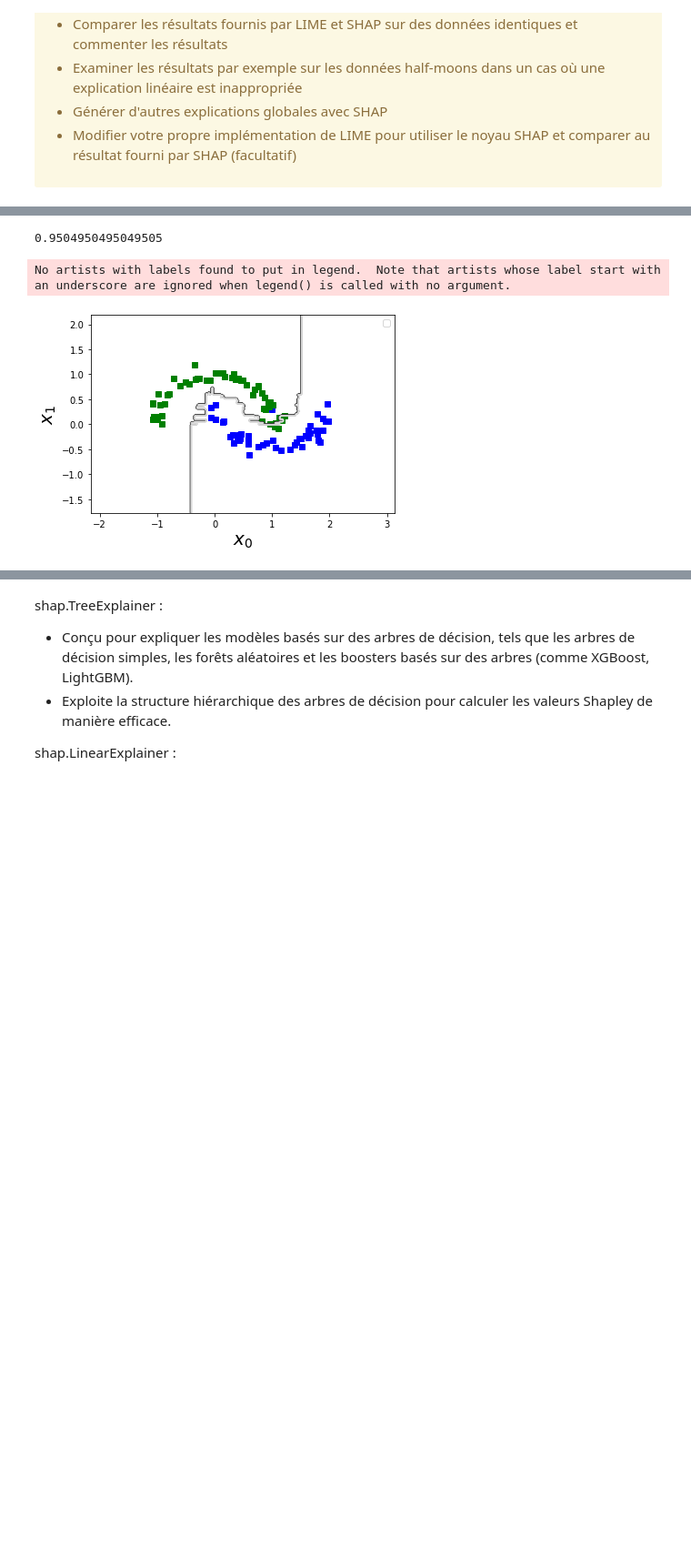
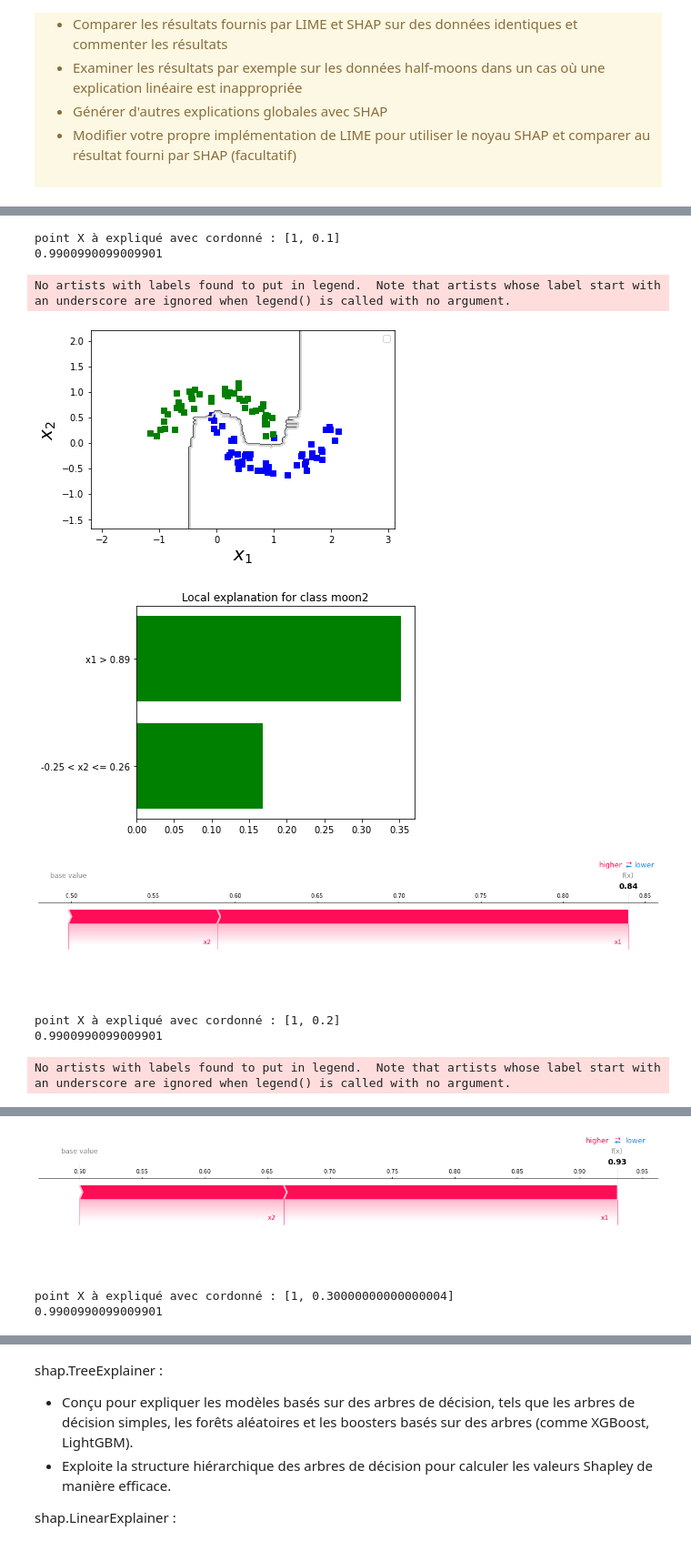
Before and after one commit to pidoux7/XAI, a Jupyter notebook: TME10/TME-10-SHAP-LIME.ipynb, the cells around one changed output, grey strips where cells are left out. Shown at 91% size. Cells and saved outputs as stored; diff of their text form; code cells hidden in the pictures; blank space fills up the shorter version.

```diff
--- a/TME10/TME-10-SHAP-LIME.ipynb
+++ b/TME10/TME-10-SHAP-LIME.ipynb
@@ -172,0 +207,10 @@ On remarque que :
+# %%
+explainer = shap.LinearExplainer(logreg, X_train)
+shap_values = explainer.shap_values(X_test)
+shap.initjs()
+shap.force_plot(
+    explainer.expected_value,
+    shap_values[-1, :],
+    X_test[-1, :],
+    feature_names=feature_names,
+)
@@ -178,8 +238,8 @@ def affichage(X_test, y_test, classifier):
     plt.plot(X_test[:, 0][y_test==0], X_test[:, 1][y_test==0], 'gs')
 
     # X contains two features, x1 and x2
-    plt.xlabel(r"$x_0$", fontsize=20)
-    plt.ylabel(r"$x_1$", fontsize=20)
+    plt.xlabel(r"$x_1$", fontsize=20)
+    plt.ylabel(r"$x_2$", fontsize=20)
 
     #frontière décision
     h = .02
@@ -196,25 +256,54 @@ def affichage(X_test, y_test, classifier):
     # plot.
     plt.show()
 # %%
-from sklearn.datasets import make_moons
-from sklearn.ensemble import RandomForestClassifier
 
-X, y = make_moons(n_samples=400, shuffle=True, noise=0.1)
-target_names = ["moon1", "moon2"]
-feature_names = ["x1", "x2"]
+for i in range(5):
+    print(f"point X à expliqué avec cordonné : [1, {0.1+0.1*i}]")
+    X, y = make_moons(n_samples=400, shuffle=True, noise=0.1, random_state= 9)
+    target_names = ["moon1", "moon2"]
+    feature_names = ["x1", "x2"]
 
-X_train, X_test, y_train, y_test = train_test_split(X, y, random_state=0)
-X_test = np.vstack((X_test, np.array([1, 0.3])))
-y_test = np.append(y_test, 1)
-model_rfc = RandomForestClassifier()
-model_rfc.fit(X_train, y_train)
-y_pred = model_rfc.predict(X_test)
-acc = model_rfc.score(X_test, y_test)
+    X_train, X_test, y_train, y_test = train_test_split(X, y, random_state=8)
+    X_test = np.vstack((X_test, np.array([1, 0.1+0.1*i])))
+    y_test = np.append(y_test, 1)
+    model_rfc = RandomForestClassifier()
+    model_rfc.fit(X_train, y_train)
+    y_pred = model_rfc.predict(X_test)
+    acc = model_rfc.score(X_test, y_test)
 
-print(acc)
+    print(acc)
 
-affichage(X_test, y_test, model_rfc)
+    affichage(X_test, y_test, model_rfc)
+
+
+    explainer = LimeTabularExplainer(X_test,
+        feature_names=feature_names,
+        class_names=target_names,
+        categorical_features=[],
+        mode='classification')
+
+
+    exp = explainer.explain_instance(X_test[-1], model_rfc.predict_proba, num_features=2)
+    exp.as_pyplot_figure()
+    plt.tight_layout()
+
+    explainer = shap.TreeExplainer(model_rfc,feature_names=["X1","X2"])
+    shap_values = explainer.shap_values(X_test[-1])
+
+    #shap.bar_plot(shap_values[:,:], feature_names=feature_names)
+    shap.force_plot(
+        explainer.expected_value[0],
+        np.array(shap_values[0]),
+        matplotlib=True,
+        feature_names=feature_names
+    )
 # %% [output]
-0.9504950495049505
+point X à expliqué avec cordonné : [1, 0.1]
+0.9900990099009901
 No artists with labels found to put in legend.  Note that artists whose label start with an underscore are ignored when legend() is called with no argument.
-[figure, old version]
+[figure, new version]
+[figure, added]
+[figure, added]
+point X à expliqué avec cordonné : [1, 0.2]
+0.9900990099009901
+No artists with labels found to put in legend.  Note that artists whose label start with an underscore are ignored when legend() is called with no argument.
@@ -220,0 +312,3 @@ No artists with labels found to put in legend.  Note that artists whose label st
+[figure, added]
+point X à expliqué avec cordonné : [1, 0.30000000000000004]
+0.9900990099009901
```
Also changed, not shown: parts of 16 cells of this notebook.
